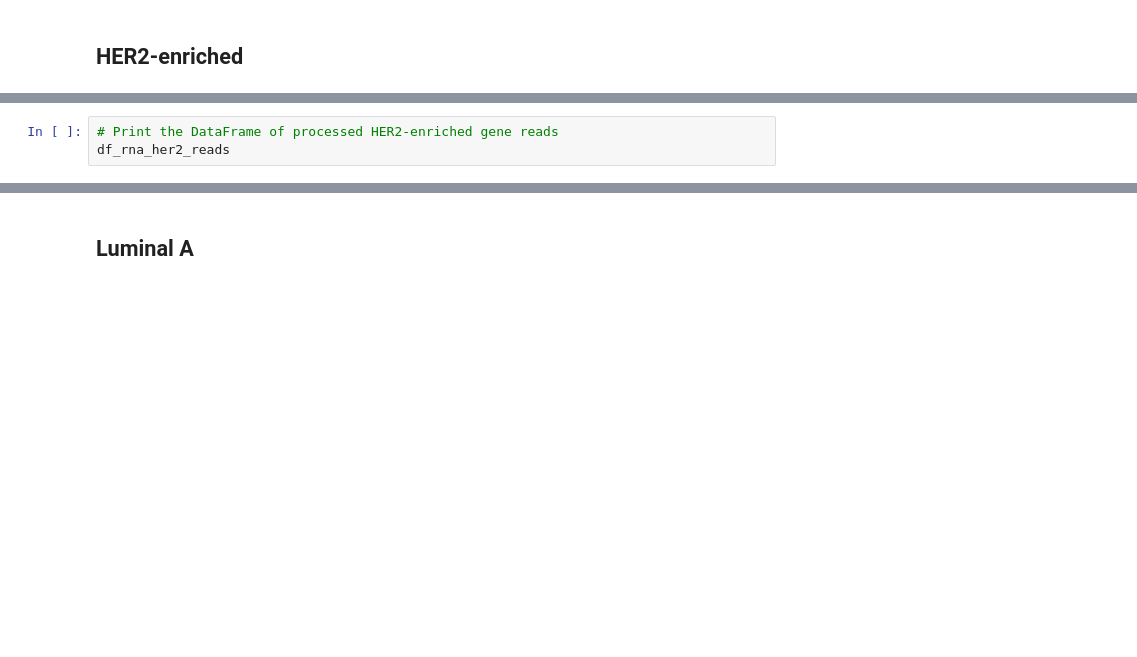
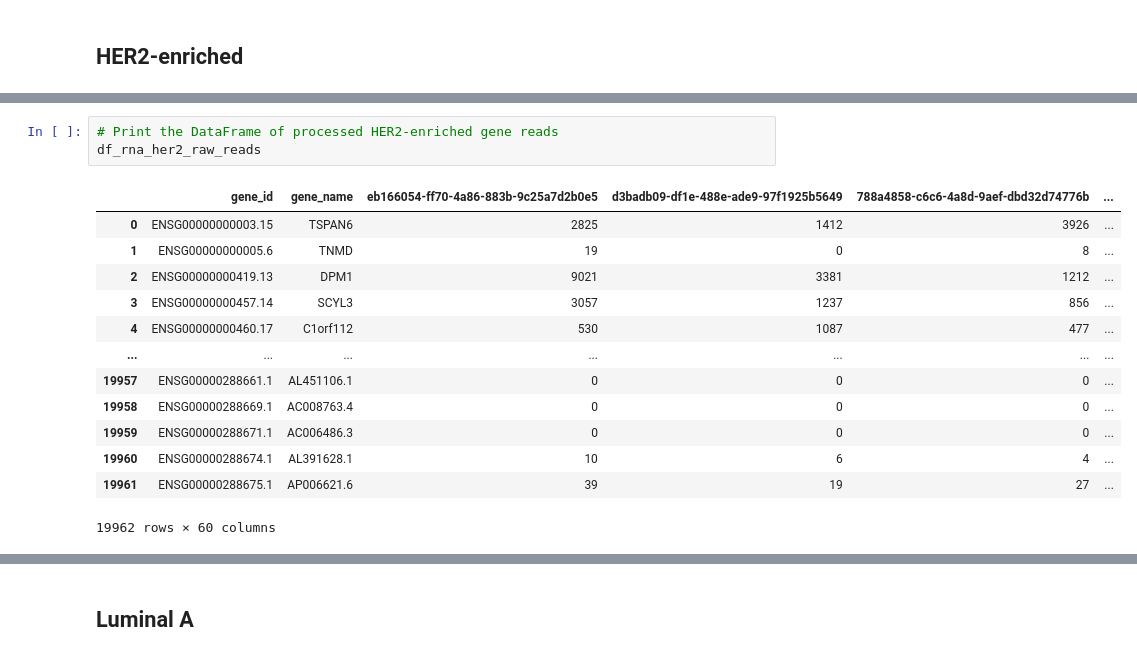
Before and after one commit to MylenaRoberta/pan-cancer-analysis, a Jupyter notebook: notebooks/tcga-brca/04_brca-files-processing.ipynb, the cells around one changed output, grey strips where cells are left out. Drawn from its saved outputs; the diff is of its cells as text; blank space fills up the shorter version.

```diff
--- a/notebooks/tcga-brca/04_brca-files-processing.ipynb
+++ b/notebooks/tcga-brca/04_brca-files-processing.ipynb
@@ -209,3 +332,17 @@ df_mir_her2_reads
 # %%
 # Print the DataFrame of processed HER2-enriched gene reads
-df_rna_her2_reads
+df_rna_her2_raw_reads
+# %% [output]
+|  | gene_id | gene_name | eb166054-ff70-4a86-883b-9c25a7d2b0e5 | d3badb09-df1e-488e-ade9-97f1925b5649 | 788a4858-c6c6-4a8d-9aef-dbd32d74776b | ... |
+| 0 | ENSG00000000003.15 | TSPAN6 | 2825 | 1412 | 3926 | ... |
+| 1 | ENSG00000000005.6 | TNMD | 19 | 0 | 8 | ... |
+| 2 | ENSG00000000419.13 | DPM1 | 9021 | 3381 | 1212 | ... |
+| 3 | ENSG00000000457.14 | SCYL3 | 3057 | 1237 | 856 | ... |
+| 4 | ENSG00000000460.17 | C1orf112 | 530 | 1087 | 477 | ... |
+| ... | ... | ... | ... | ... | ... | ... |
+| 19957 | ENSG00000288661.1 | AL451106.1 | 0 | 0 | 0 | ... |
+| 19958 | ENSG00000288669.1 | AC008763.4 | 0 | 0 | 0 | ... |
+| 19959 | ENSG00000288671.1 | AC006486.3 | 0 | 0 | 0 | ... |
+| 19960 | ENSG00000288674.1 | AL391628.1 | 10 | 6 | 4 | ... |
+| 19961 | ENSG00000288675.1 | AP006621.6 | 39 | 19 | 27 | ... |
+19962 rows × 60 columns
```
Also changed, not shown: parts of 33 cells of this notebook, 30 other files.
